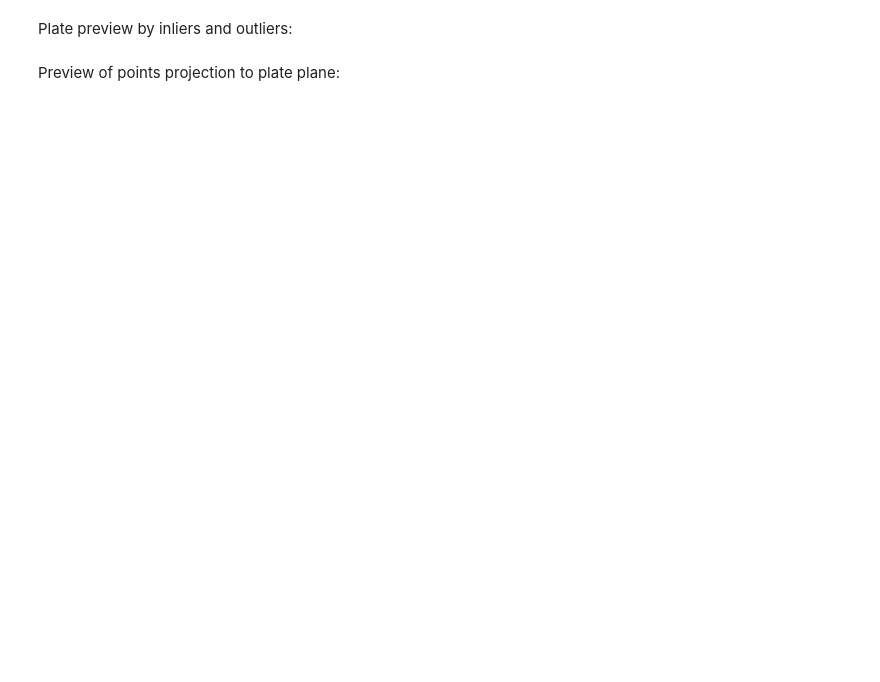
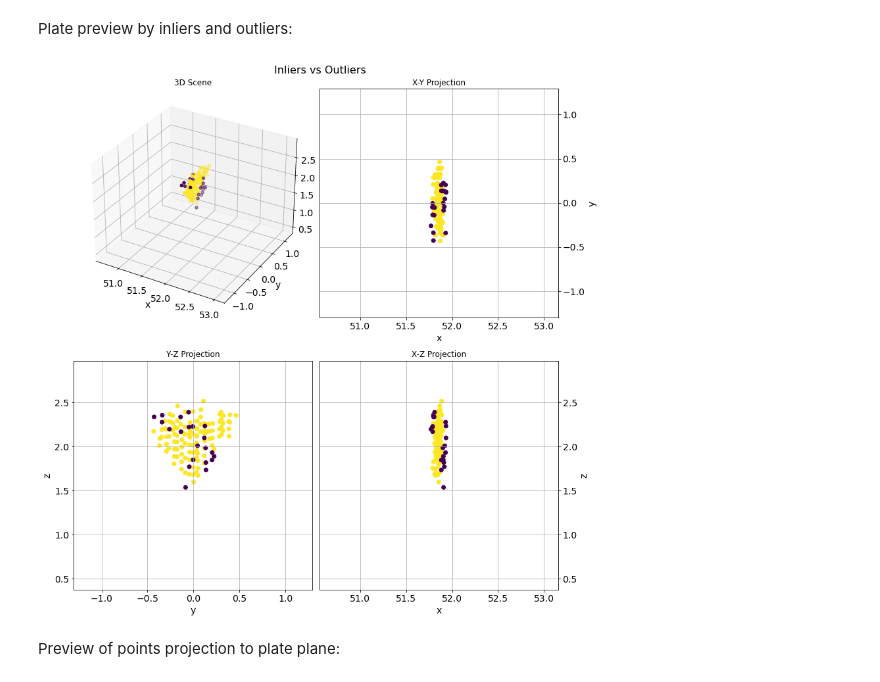
Before and after one commit to Sergo2020/Sign_detection, a Jupyter notebook: innoviz_solution.ipynb, the cells around one changed output. Cells and saved outputs as stored; diff of their text form; code cells hidden in the pictures; blank space fills up the shorter version.

```diff
--- a/innoviz_solution.ipynb
+++ b/innoviz_solution.ipynb
@@ -55,9 +67,11 @@ io.status_report(plate_status)  # Stops the execution if not a sign
 Plate preview by inliers and outliers:
 # %%
 scene.show_cluster(np.concatenate((plate_plane.inliers, plate_plane.outliers), 0),
-                   True)  # Inliers and outliers preview
+                   True, 'Inliers vs Outliers')  # Inliers and outliers preview
 
 projected_points = plate_plane.project_to_plate(points_plate)  # Project plate points to plate, including outliers
+# %% [output]
+[figure, added]
 # %% [markdown]
 Preview of points projection to plate plane:
 # %%
```
Also changed, not shown: parts of 25 cells of this notebook, 3 other files.
